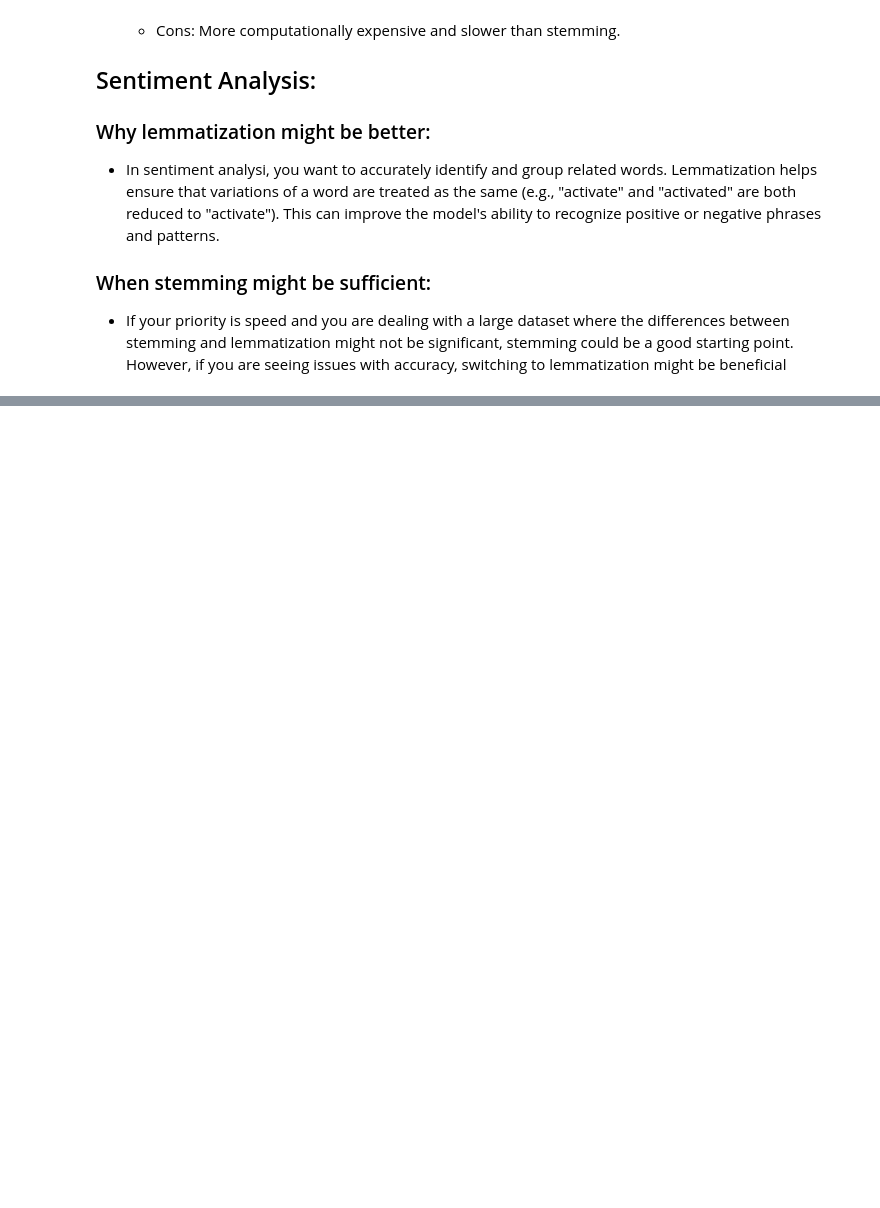
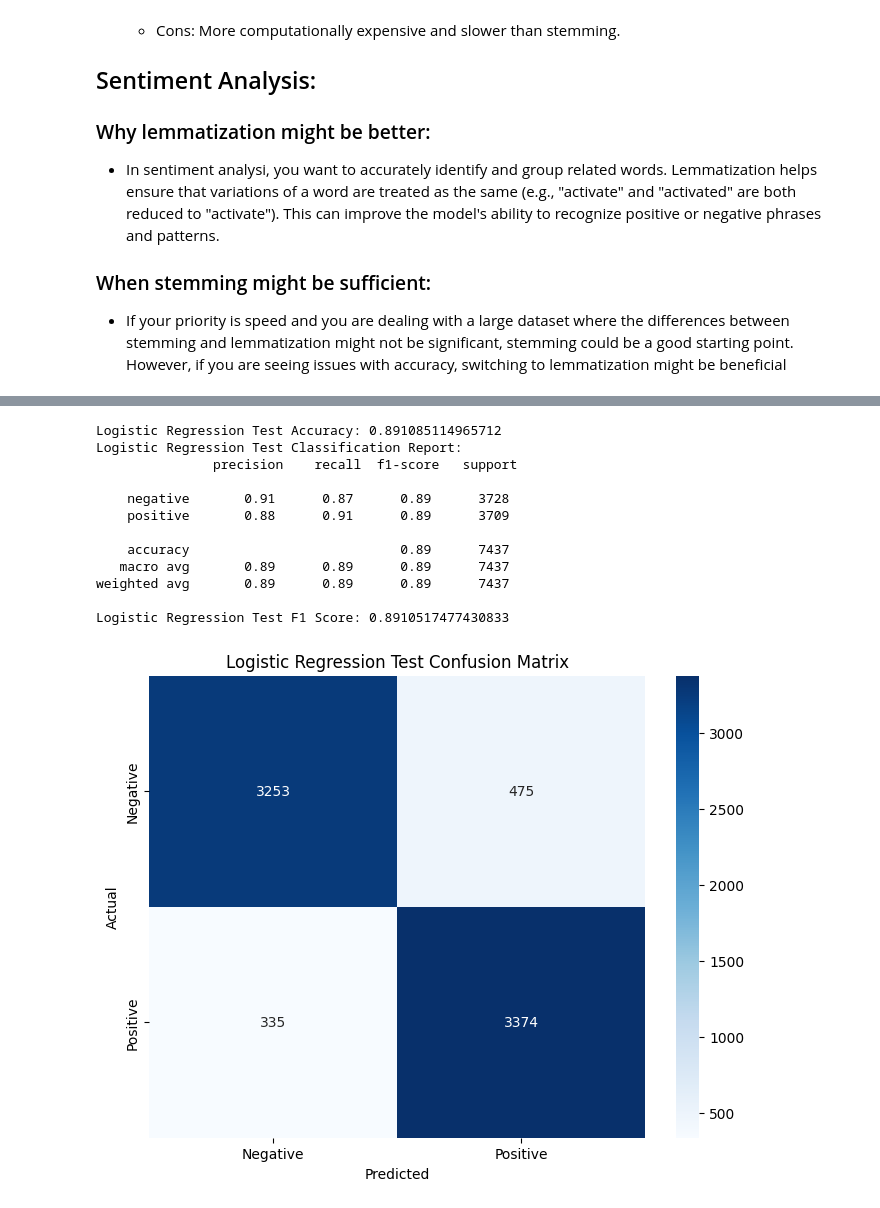
Before and after one commit to saGit1990/Sentiment-Analysis-on-IMDB-Reviews, a Jupyter notebook: sentiment_analysis.ipynb, the cells around one changed output, grey strips where cells are left out. Cells and saved outputs as stored; diff of their text form; code cells hidden in the pictures; blank space fills up the shorter version.

```diff
--- a/sentiment_analysis.ipynb
+++ b/sentiment_analysis.ipynb
@@ -118,0 +266,29 @@ plt.show()
+# %%
+# do prediction on test set
+Y_test_pred = log_reg.predict(X_test)
+# Evaluate the model on the test set
+print("Logistic Regression Test Accuracy:", accuracy_score(Y_test, Y_test_pred))
+print("Logistic Regression Test Classification Report:\n", classification_report(Y_test, Y_test_pred))
+print("Logistic Regression Test F1 Score:", classification_report(Y_test, Y_test_pred, output_dict=True)['weighted avg']['f1-score'])
+# Confusion Matrix for Test Set
+cm_test = confusion_matrix(Y_test, Y_test_pred)
+plt.figure(figsize=(8, 6))
+sns.heatmap(cm_test, annot=True, fmt='d', cmap='Blues', xticklabels=['Negative', 'Positive'], yticklabels=['Negative', 'Positive'])
+plt.title('Logistic Regression Test Confusion Matrix')
+plt.xlabel('Predicted')
+plt.ylabel('Actual')
+plt.show()
+# %% [output]
+Logistic Regression Test Accuracy: 0.891085114965712
+Logistic Regression Test Classification Report:
+               precision    recall  f1-score   support
+
+    negative       0.91      0.87      0.89      3728
+    positive       0.88      0.91      0.89      3709
+
+    accuracy                           0.89      7437
+   macro avg       0.89      0.89      0.89      7437
+weighted avg       0.89      0.89      0.89      7437
+
+Logistic Regression Test F1 Score: 0.8910517477430833
+[figure, added]
```
Also changed, not shown: parts of 32 cells of this notebook, 3 other files.
